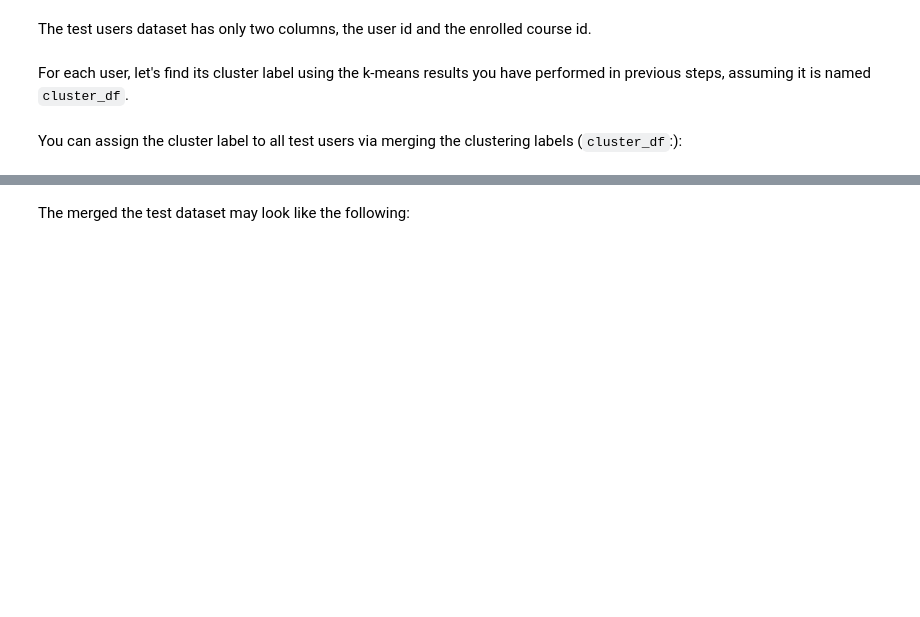
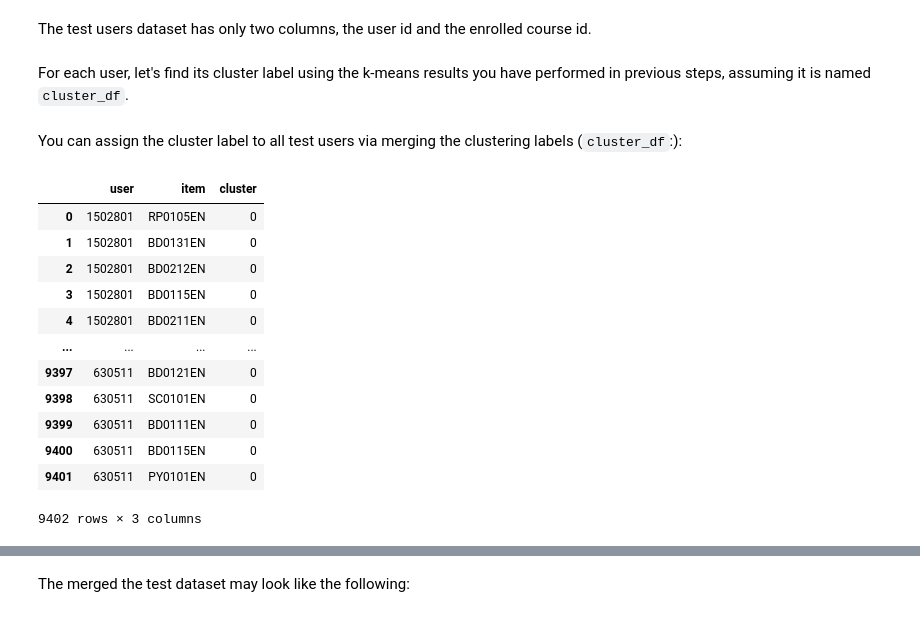
Before and after one commit to mzaoualim/Coursera_IBM_Machine_Learning_Professional_Certificate, a Jupyter notebook: Machine Learning Capstone/lab_jupyter_content_clustering.ipynb, the cells around one changed output, grey strips where cells are left out. Saved outputs shown, nothing was run; the diff lists cells and outputs as text; code cells hidden in the pictures; blank space fills up the shorter version.

```diff
--- a/Machine Learning Capstone/lab_jupyter_content_clustering.ipynb
+++ b/Machine Learning Capstone/lab_jupyter_content_clustering.ipynb
@@ -427,4 +477,20 @@ For each user, let's find its cluster label using the k-means results you have p
 # %% [markdown]
 You can assign the cluster label to all test users via merging the clustering labels (`cluster_df`:):
 # %%
-# test_users_labelled = pd.merge(test_users_df, cluster_df, left_on='user', right_on='user')
+test_users_labelled = pd.merge(test_users_df, knn8, left_on='user', right_on='user')
+# %%
+test_users_labelled
+# %% [output]
+|  | user | item | cluster |
+| 0 | 1502801 | RP0105EN | 0 |
+| 1 | 1502801 | BD0131EN | 0 |
+| 2 | 1502801 | BD0212EN | 0 |
+| 3 | 1502801 | BD0115EN | 0 |
+| 4 | 1502801 | BD0211EN | 0 |
+| ... | ... | ... | ... |
+| 9397 | 630511 | BD0121EN | 0 |
+| 9398 | 630511 | SC0101EN | 0 |
+| 9399 | 630511 | BD0111EN | 0 |
+| 9400 | 630511 | BD0115EN | 0 |
+| 9401 | 630511 | PY0101EN | 0 |
+9402 rows × 3 columns
```
Also changed, not shown: parts of 13 cells of this notebook.
